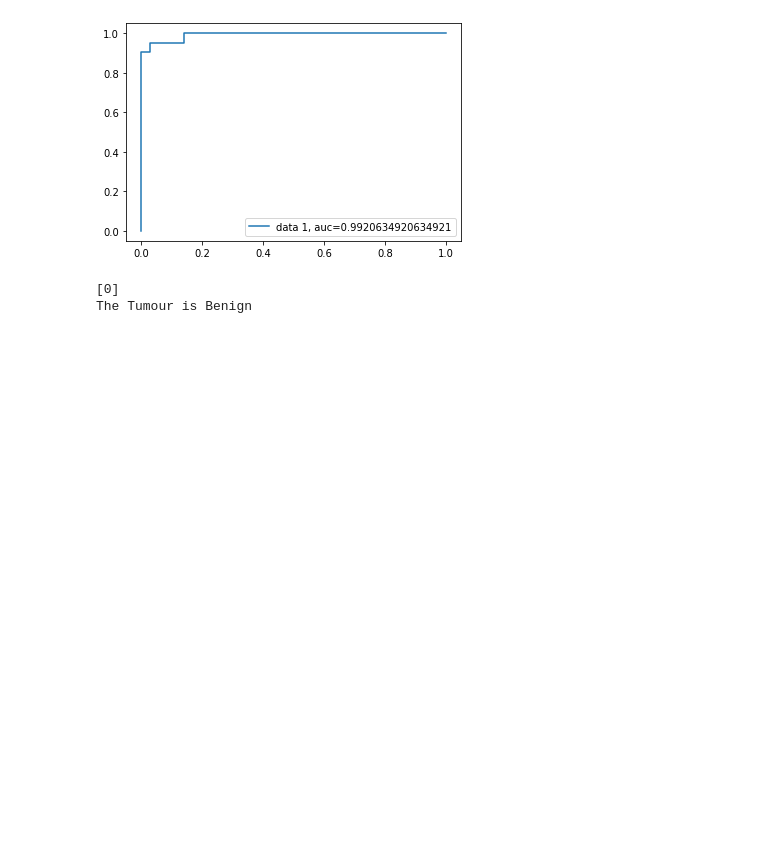
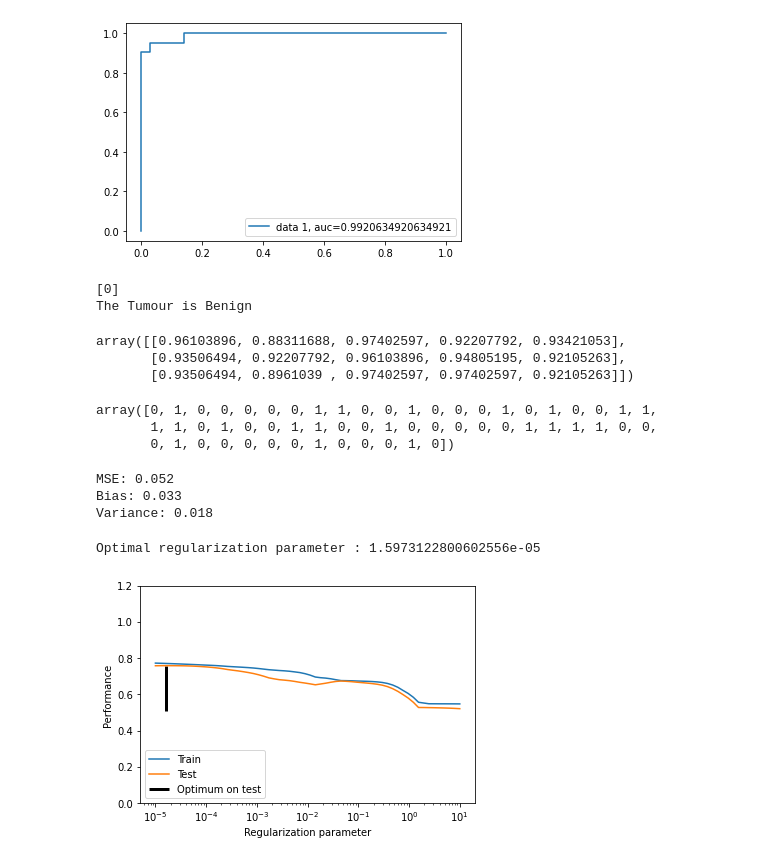
Before and after one commit to souvik0306/Breast-Cancer-Classification, a Jupyter notebook: cancer copy.ipynb, the cells around one changed output. Cells and saved outputs as stored; diff of their text form; code cells hidden in the pictures; blank space fills up the shorter version.

```diff
--- a/cancer copy.ipynb
+++ b/cancer copy.ipynb
@@ -429,3 +429,39 @@ else:
 # %% [output]
 [0]
 The Tumour is Benign
+# %%
+from sklearn.model_selection import learning_curve
+from sklearn.svm import SVC
+
+train_sizes, train_scores, valid_scores = learning_curve(
+    SVC(kernel='linear'), X_train, Y_train, train_sizes=[50, 80, 110], cv=5)
+train_sizes
+
+train_scores
+
+
+
+valid_scores
+# %% [output]
+array([[0.96103896, 0.88311688, 0.97402597, 0.92207792, 0.93421053],
+       [0.93506494, 0.92207792, 0.96103896, 0.94805195, 0.92105263],
+       [0.93506494, 0.8961039 , 0.97402597, 0.97402597, 0.92105263]])
+# %%
+Y_test = Y_test.values
+Y_test
+# %% [output]
+array([0, 1, 0, 0, 0, 0, 0, 1, 1, 0, 0, 1, 0, 0, 0, 1, 0, 1, 0, 0, 1, 1,
+       1, 1, 0, 1, 0, 0, 1, 1, 0, 0, 1, 0, 0, 0, 0, 0, 1, 1, 1, 1, 0, 0,
+       0, 1, 0, 0, 0, 0, 0, 1, 0, 0, 0, 1, 0])
+# %%
+from mlxtend.evaluate import bias_variance_decomp
+
+mse, bias, var = bias_variance_decomp(model, X_train, Y_train, X_test, Y_test, loss='mse', num_rounds=200, random_seed=1)
+# summarize results
+print('MSE: %.3f' % mse)
+print('Bias: %.3f' % bias)
+print('Variance: %.3f' % var)
+# %% [output]
+MSE: 0.052
+Bias: 0.033
+Variance: 0.018
@@ -431,0 +472,39 @@ The Tumour is Benign
+# %%
+alphas = np.logspace(-5, 1, 60)
+enet = linear_model.ElasticNet(l1_ratio=0.7, max_iter=10000)
+train_errors = list()
+test_errors = list()
+for alpha in alphas:
+    enet.set_params(alpha=alpha)
+    enet.fit(X_train, Y_train)
+    train_errors.append(enet.score(X_train, Y_train))
+    test_errors.append(enet.score(X_test, Y_test))
+
+i_alpha_optim = np.argmax(test_errors)
+alpha_optim = alphas[i_alpha_optim]
+print("Optimal regularization parameter : %s" % alpha_optim)
+
+# Estimate the coef_ on full data with optimal regularization parameter
+enet.set_params(alpha=alpha_optim)
+coef_ = enet.fit(X, Y).coef_
+# %% [output]
+Optimal regularization parameter : 1.5973122800602556e-05
+# %%
+import matplotlib.pyplot as plt
+plt.semilogx(alphas, train_errors, label="Train")
+plt.semilogx(alphas, test_errors, label="Test")
+plt.vlines(
+    alpha_optim,
+    plt.ylim()[0],
+    np.max(test_errors),
+    color="k",
+    linewidth=3,
+    label="Optimum on test",
+)
+plt.legend(loc="lower left")
+plt.ylim([0, 1.2])
+plt.xlabel("Regularization parameter")
+plt.ylabel("Performance")
+plt.show()
+# %% [output]
+[figure, added]
```
Also changed, not shown: parts of 10 cells of this notebook.
